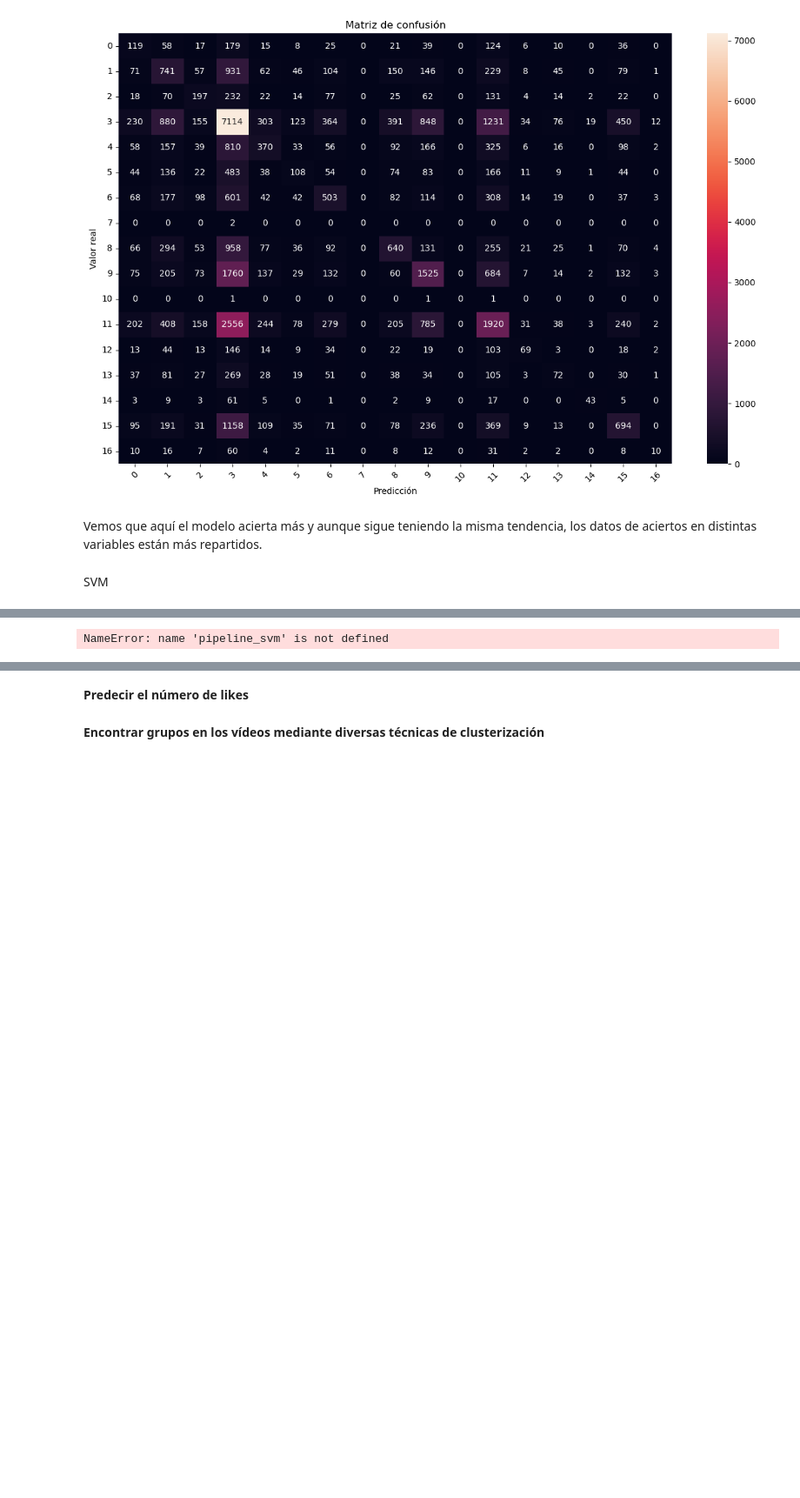
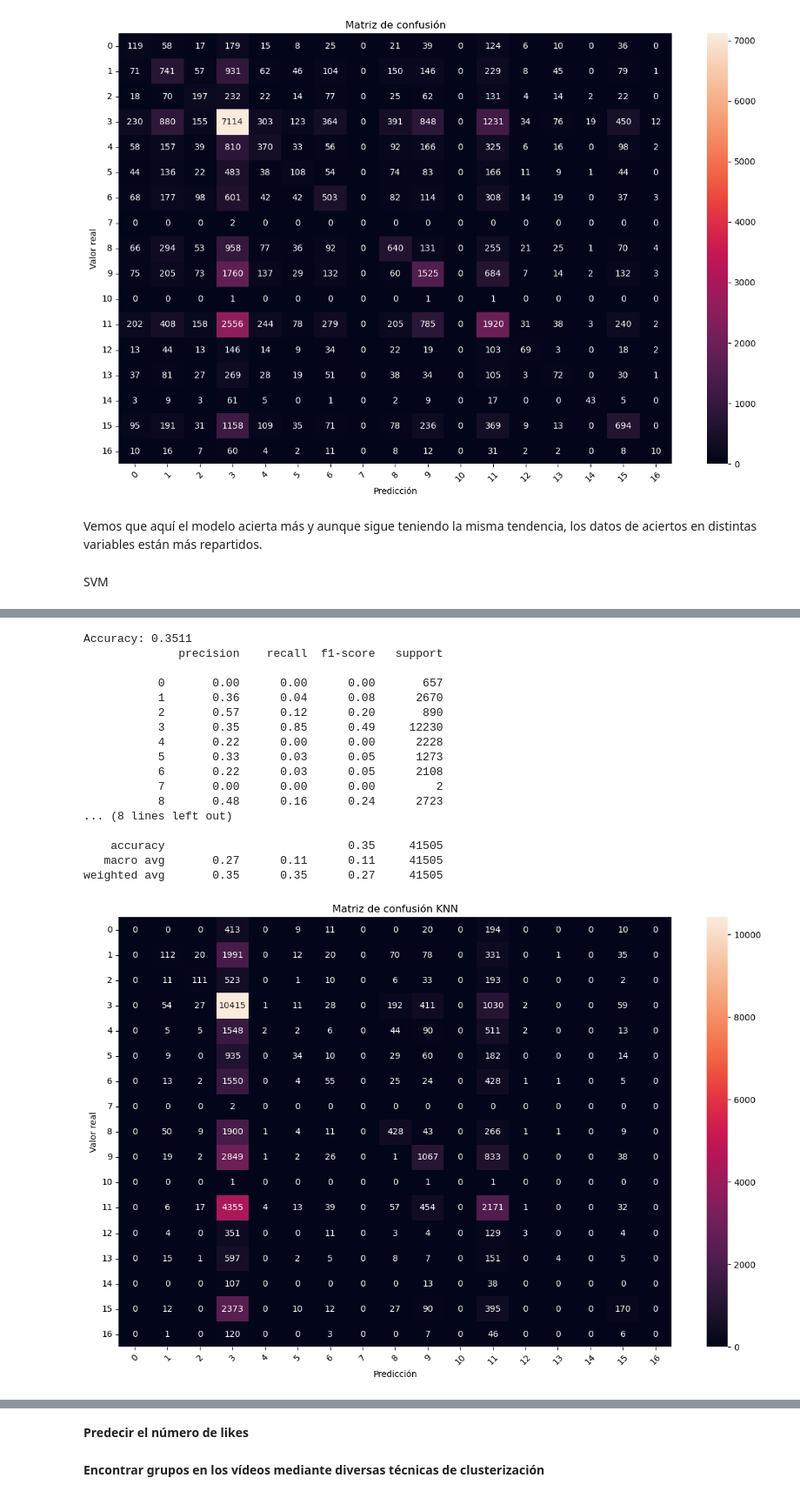
Before and after one commit to fernanditomartinez85/PRACTICA-FINAL-IA, a Jupyter notebook: exploratory_analysis.ipynb, the cells around one changed output, grey strips where cells are left out. Shown at 87% size. Drawn from its saved outputs; the diff is of its cells as text; code cells hidden in the pictures; blank space fills up the shorter version.

```diff
--- a/exploratory_analysis.ipynb
+++ b/exploratory_analysis.ipynb
@@ -827,28 +811,40 @@ pipeline_svm.fit(Xtrain, ytrain)
 # %%
 #Evaluación de SVM
 
 y_pred_svm = pipeline_svm.predict(Xtest)
 
-accuracy_svm = accuracy_score(ytest, y_pred_svm)
-print(f"Accuracy: {accuracy_svm:.4f}")
-
-print(classification_report(ytest, y_pred_svm, zero_division=0))
-
-cm = confusion_matrix(ytest, y_pred_svm)
+print(classification_report(ytest, y_pred_svm, zcm = confusion_matrix(ytest, y_pred_svm)
 
 plt.figure(figsize=(12, 8))
 sns.heatmap(
     cm,
     annot=True,          # muestra los valores dentro de cada celda
     fmt="d",            # formato entero
     cbar=True           # barra de color
 )
-plt.title("Matriz de confusión")
+plt.title("Matriz de confusión KNN")
 plt.xlabel("Predicción")
 plt.ylabel("Valor real")
 plt.xticks(rotation=45)
 plt.yticks(rotation=0)
 plt.tight_layout()
 plt.show()
 # %% [output]
-NameError: name 'pipeline_svm' is not defined
+Accuracy: 0.3511
+              precision    recall  f1-score   support
+
+           0       0.00      0.00      0.00       657
+           1       0.36      0.04      0.08      2670
+           2       0.57      0.12      0.20       890
+           3       0.35      0.85      0.49     12230
+           4       0.22      0.00      0.00      2228
+           5       0.33      0.03      0.05      1273
+           6       0.22      0.03      0.05      2108
+           7       0.00      0.00      0.00         2
+           8       0.48      0.16      0.24      2723
+... (8 lines left out)
+
+    accuracy                           0.35     41505
+   macro avg       0.27      0.11      0.11     41505
+weighted avg       0.35      0.35      0.27     41505
+[figure, added]
```
Also changed, not shown: parts of 8 cells of this notebook.
